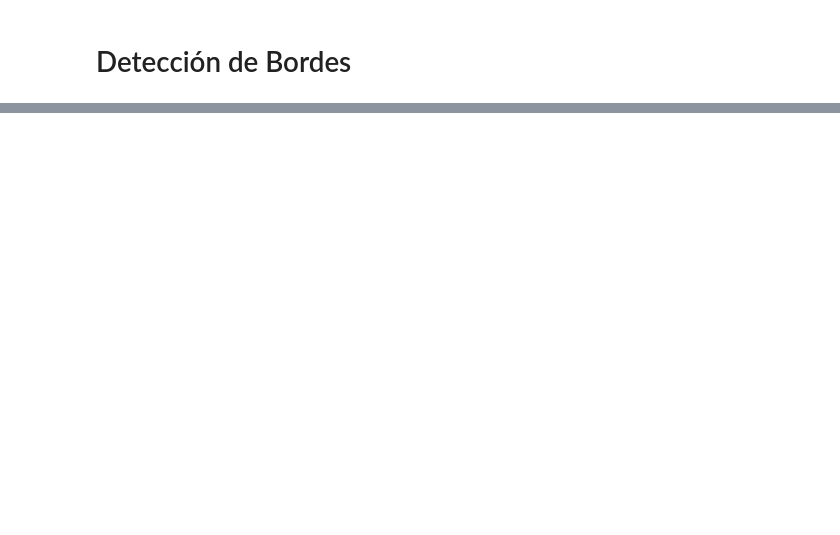
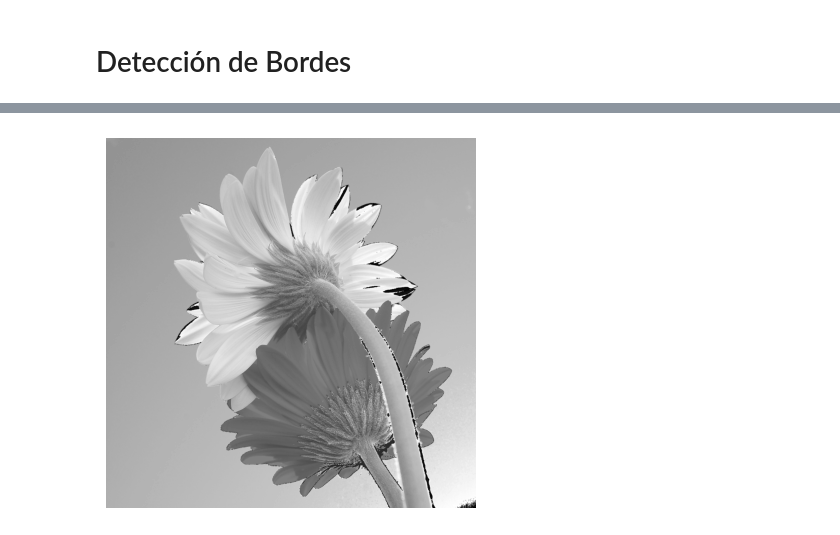
Before and after one commit to joseramoniglesias/EL442_Tratamiento_Senales, a Jupyter notebook: clases/Cap01_Introducción/Python/TRAT01_Segmentacion_Sencilla_a_Color.ipynb, the cells around one changed output, grey strips where cells are left out. Cells and saved outputs as stored; diff of their text form; code cells hidden in the pictures; blank space fills up the shorter version.

```diff
--- a/clases/Cap01_Introducción/Python/TRAT01_Segmentacion_Sencilla_a_Color.ipynb
+++ b/clases/Cap01_Introducción/Python/TRAT01_Segmentacion_Sencilla_a_Color.ipynb
@@ -180,0 +181,10 @@ plt.imshow(cv2.cvtColor(Icv,cv2.COLOR_BGR2RGB))
+# %%
+# Convertir a escala de grises
+Img = cv2.imread('flowers.jpg',cv2.IMREAD_GRAYSCALE)
+# Incrementa la intensidad de todos los píxeles en 50
+img_mod = Img + 50
+plt.axis('off')
+plt.imshow(img_mod,cmap='gray')
+plt.show()
+# %% [output]
+[figure, added]
```
Also changed, not shown: parts of 8 cells of this notebook.
